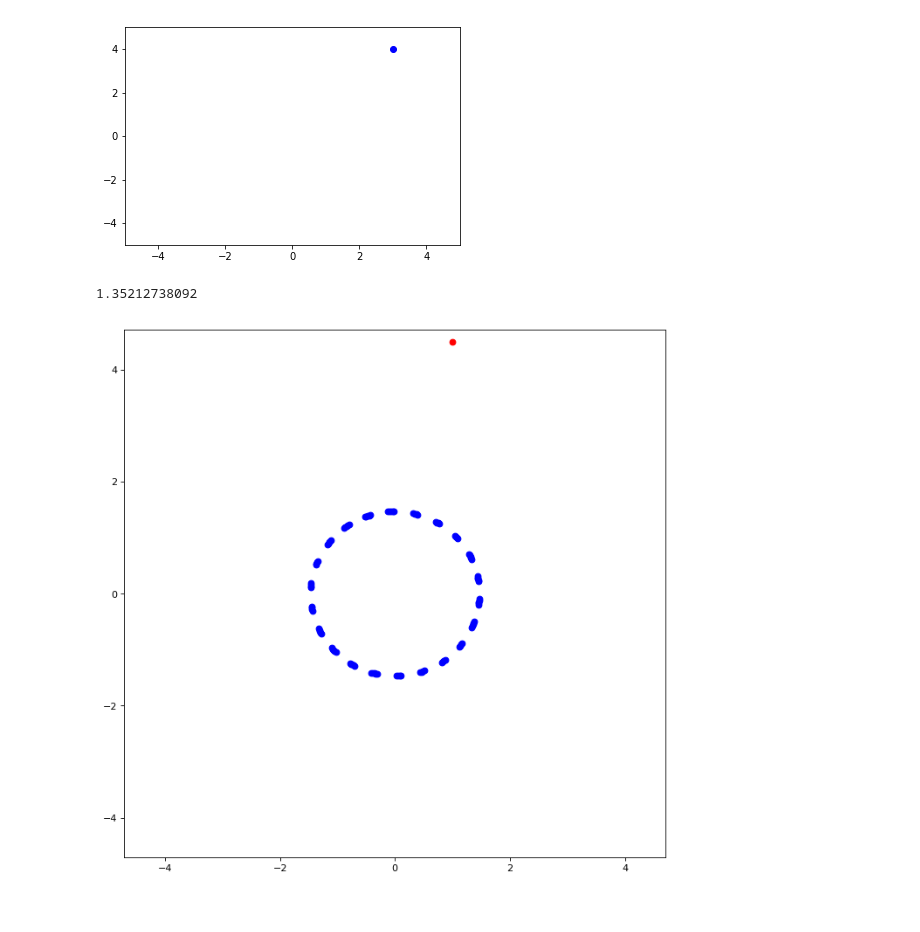
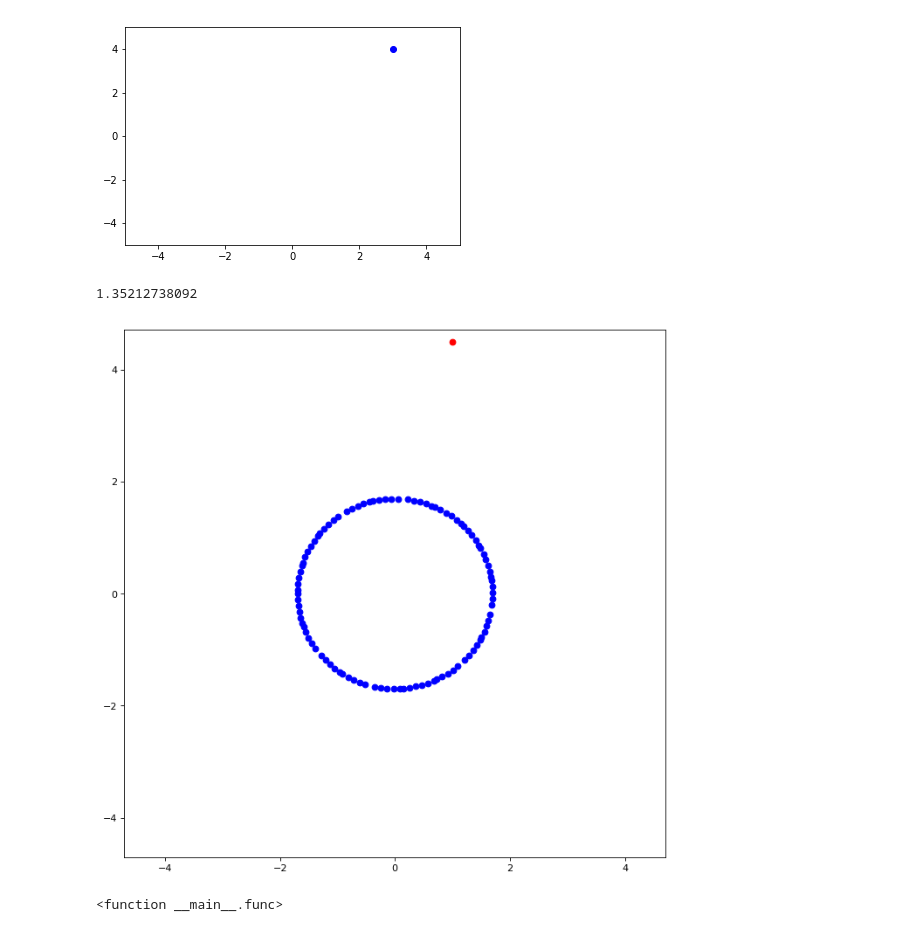
Before and after one commit to kaw112/jupyterNotebooks, a Jupyter notebook: Complex.ipynb, the cells around one changed output. Drawn from its saved outputs; the diff is of its cells as text; code cells hidden in the pictures.

```diff
--- a/Complex.ipynb
+++ b/Complex.ipynb
@@ -16,7 +16,7 @@ import matplotlib.pyplot as plt
 a = 1.0
 b = 4.5
 
-root = np.pi
+root = np.e
 
 def theta(a,b):
     if a==0:
@@ -32,31 +32,105 @@ def theta(a,b):
             theta = theta-np.pi
     return theta
 
 def r(a,b):
     return np.sqrt(float(a)**2+float(b)**2)
 
 angle = theta(a,b)
 length = r(a,b)
 print angle
 fig = plt.figure(figsize=(10, 10), dpi= 80, facecolor='w', edgecolor='k')
 plt.xlim(-length-0.1,length+0.1)
 plt.ylim(-length-0.1,length+0.1)
 plt.plot(a,b, 'ro')
 
 for i in range(100):
     x = length**1/root *np.cos(angle/root + 2*np.pi/root*i)
     y = length**1/root *np.sin(angle/root + 2*np.pi/root*i)
     plt.plot(x,y, 'bo')
 
 plt.show()
 #def init():
 #    fig = plt.figure(figsize=(10, 20), dpi= 80, facecolor='w', edgecolor='k')
 #    ax = add_subplot()
 
 #def animate(i):
 
 
 #anim = animation.FuncAnimation(fig, animate,init_func=init, frames=20, interval=180, blit=True)
 # %% [output]
 1.35212738092
-[figure, old version]
+[figure, new version]
+# %%
+import numpy as np
+import matplotlib.pyplot as plt
+
+import numpy as np
+import matplotlib.pyplot as plt
+from ipywidgets import interact_manual
+
+
+root = float(9)
+a = float(1.0)
+b = float(4.5)
+def func(rootNum, mult):
+
+
+
+    def theta(a,b):
+        if a==0:
+            if b<0:
+                theta = -np.pi/2
+            elif b>0:
+                theta = np.pi/2
+        else:
+            theta = np.arctan(float(b)/float(a))
+            if a < 0 and b > 0:
+                theta = np.pi + theta
+            elif a <0 and b <0:
+                theta = theta-np.pi
+        return theta
+
+    def r(a,b):
+        return np.sqrt(float(a)**2+float(b)**2)
+
+    angle = theta(a,b)
+    length = r(a,b)
+    print angle
+    fig = plt.figure(figsize=(10, 10), dpi= 80, facecolor='w', edgecolor='k')
+    plt.xlim(-length-0.1,length+0.1)
+    plt.ylim(-length-0.1,length+0.1)
+    plt.plot(a,b, 'ro')
+
+    rootsX = []
+    rootsY = []
+    for i in range(int(root)):
+        x = length**1/root *np.cos(angle/root + 2*np.pi/root*i)
+        y = length**1/root *np.sin(angle/root + 2*np.pi/root*i)
+        rootsX.append(x)
+        rootsY.append(y)
+
+    plt.close()
+
+    fig = plt.figure(figsize=(10, 10), dpi= 80, facecolor='w', edgecolor='k')
+    plt.xlim(-length-0.1,length+0.1)
+    plt.ylim(-length-0.1,length+0.1)
+    plt.plot(a,b, 'ro')
+    x0 = length**(1/root) *np.cos((angle/root + 2*np.pi/root* rootNum))
+    y0 = length**(1/root) *np.sin((angle/root + 2*np.pi/root* rootNum))
+    plt.plot(x0, y0, 'bo')
+
+    xList = []
+    yList = []
+    for i in range(0,51):
+        x = length**(1/root *(i*((mult-1)/50.0)+1)) *np.cos(((angle/root) + 2*np.pi/root* rootNum)*(i*((mult-1)/50.0)+1))
+        y = length**(1/root *(i*((mult-1)/50.0)+1)) *np.sin(((angle/root) + 2*np.pi/root* rootNum)*(i*((mult-1)/50.0)+1))
+        xList.append(x)
+        yList.append(y)
+
+    plt.plot(xList,yList, 'b-')
+
+    plt.show()
+
+interact_manual(func, rootNum=(0,root-1, 1), mult=(1.0,float(root), 0.1))
+# %% [output]
+<function __main__.func>
```
Also changed, not shown: 7 other files.
